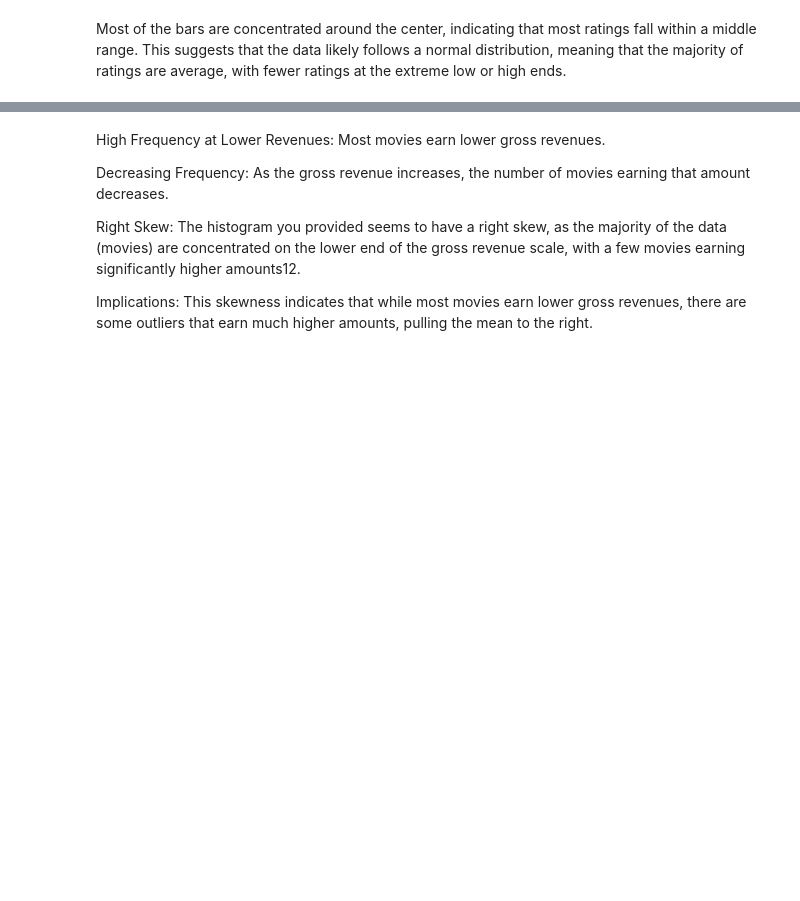
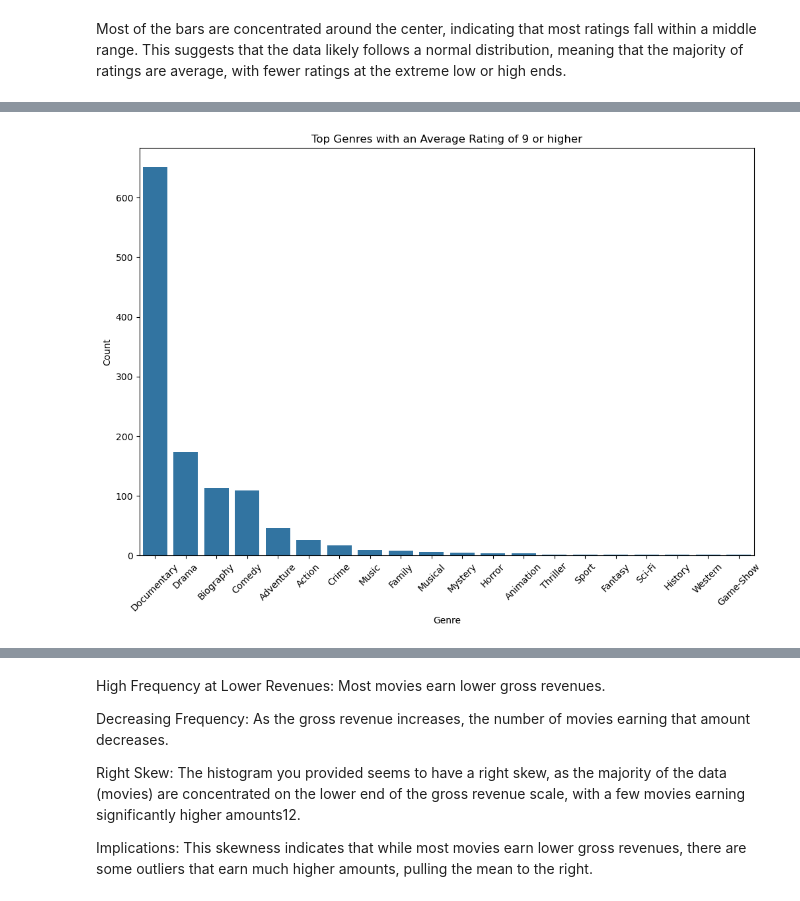
Before and after one commit to faith-watene/dsc-phase-2-project-v3, a Jupyter notebook: student.ipynb, the cells around one changed output, grey strips where cells are left out. Cells and saved outputs as stored; diff of their text form; code cells hidden in the pictures; blank space fills up the shorter version.

```diff
--- a/student.ipynb
+++ b/student.ipynb
@@ -296,9 +347,13 @@ memory usage: 5.0+ MB
 # %%
+# let's see if the number of votes affects the ratings
+#lets change number of votes to a float
+cleaned_db['numvotes'] = cleaned_db['numvotes'].astype(float)
+
 #first for clear reading
-cleaned_df['numvotes_thousands'] = cleaned_df['numvotes'] / 1000
+cleaned_db['numvotes_thousands'] = cleaned_db['numvotes'] / 1000
 plt.figure(figsize=(10, 6))
 # so does number of votes affect the ratings
-sns.scatterplot(x='numvotes_thousands', y='averagerating', data=cleaned_df)
+sns.scatterplot(x='numvotes_thousands', y='averagerating', data=cleaned_db)
 plt.title('Scatter Plot of Number of Votes to Ratings')
 plt.xlabel('Number of votes (in thousands)')
 plt.ylabel('Average Rating')
@@ -355,0 +380,5 @@ See the caveats in the documentation: https://pandas.pydata.org/pandas-docs/stab
+# %%
+# let's remain with 1 main type of genre in the genre column
+cleaned_db['genres'] = cleaned_db['genres'].str.split(',', expand=True)[0]
+
+cleaned_db
@@ -355,0 +404,4 @@ See the caveats in the documentation: https://pandas.pydata.org/pandas-docs/stab
+# %%
+#let's sort from highest to lowest in averagerating
+cleaned_db = cleaned_db.sort_values(by='averagerating', ascending=False)
+cleaned_db
@@ -355,0 +422,17 @@ See the caveats in the documentation: https://pandas.pydata.org/pandas-docs/stab
+# %%
+#let's Identify genre's with the an average rating of 9
+genre_ratings = cleaned_db.loc[cleaned_db['averagerating'] >= 9, 'genres'].value_counts().index.tolist()
+
+genre_ratings_counte = cleaned_db.loc[cleaned_db['averagerating'] >= 9, 'genres'].value_counts().values.tolist()
+# %%
+# lets plot
+
+plt.figure(figsize=(12, 8))
+sns.barplot(x=genre_ratings, y=genre_ratings_counte)
+plt.title('Top Genres with an Average Rating of 9 or higher')
+plt.xlabel('Genre')
+plt.ylabel('Count')
+plt.xticks(rotation=45)
+plt.show()
+# %% [output]
+[figure, added]
```
Also changed, not shown: parts of 76 cells of this notebook, 1 other file.
